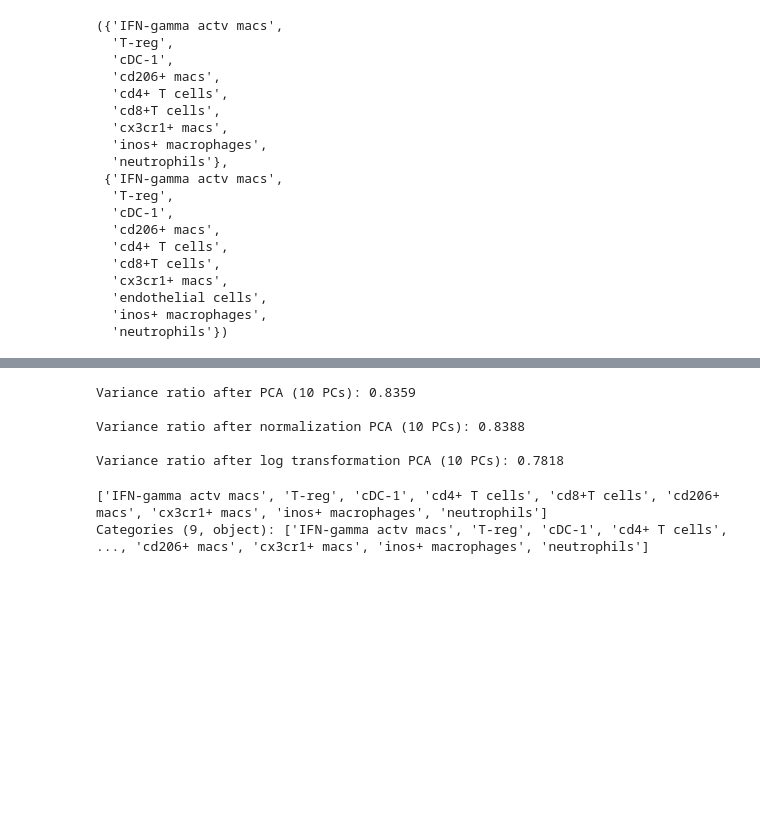
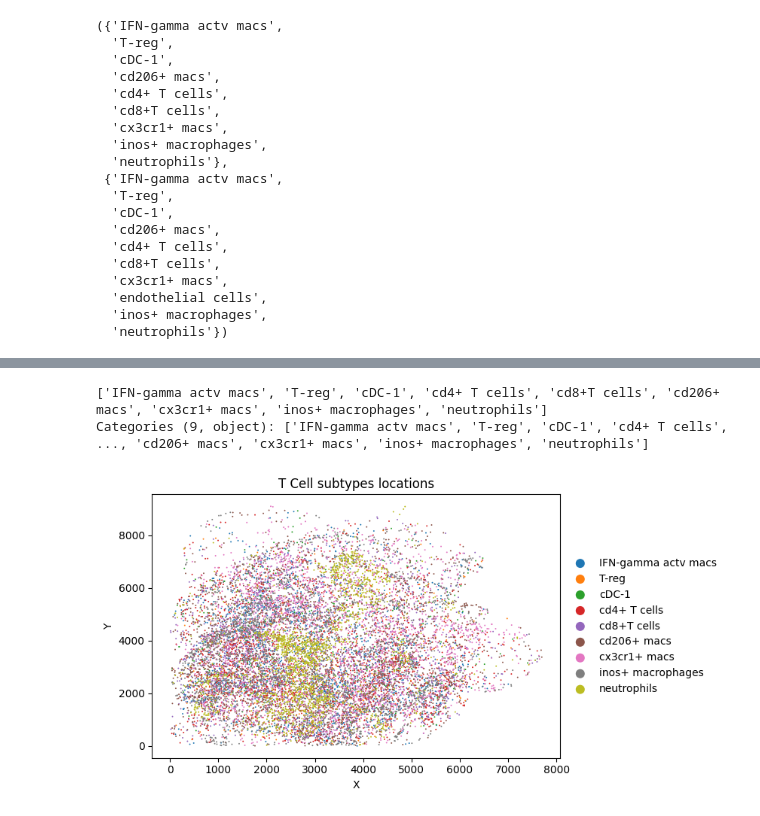
Before and after one commit to reformist/Mapping-scRNA-seq-Variability-Using-Co-Embedding-to-Understand-Cell-Neighborhood-Effects, a Jupyter notebook: CODEX_RNA_seq/preprocess_real_dataset.ipynb, the cells around one changed output, grey strips where cells are left out. Cells and saved outputs as stored; diff of their text form; code cells hidden in the pictures; blank space fills up the shorter version.

```diff
--- a/CODEX_RNA_seq/preprocess_real_dataset.ipynb
+++ b/CODEX_RNA_seq/preprocess_real_dataset.ipynb
@@ -243,15 +280,8 @@ if plot_flag:
 # %%
 adata_2_prot.obs = adata_2_prot.obs.drop(columns=['n_genes'])
-adata_2_prot = preprocess_protein(adata_2_prot)
 adata_2_prot.obsm.pop('X_pca')
 adata_2_prot.varm.pop('PCs')
 original_protein_num = adata_2_prot.X.shape[1]
-# %% [output]
-Variance ratio after PCA (10 PCs): 0.8359
-
-Variance ratio after normalization PCA (10 PCs): 0.8388
-
-Variance ratio after log transformation PCA (10 PCs): 0.7818
 # %%
 adata_2_prot.obs['major_cell_types'].unique()
 adata_2_prot.obs['cell_types'].unique()
@@ -261,19 +291,15 @@ Categories (9, object): ['IFN-gamma actv macs', 'T-reg', 'cDC-1', 'cd4+ T cells'
 # %%
 
 assert adata_2_prot.obs.index.is_unique
-
-# this is commented out because we will use the actual spatial data
-# adata_2_prot,horizontal_splits,vertical_splits = add_spatial_data_to_prot(adata_2_prot, major_to_minor_dict)
-# adata_2_prot.obsm['spatial_location'] = pd.DataFrame([adata_2_prot.obs['X'],adata_2_prot.obs['Y']]).T
 x_coor = adata_2_prot.obsm['spatial'][:, 0]
 y_coor = adata_2_prot.obsm['spatial'][:, 1]
 temp = pd.DataFrame([x_coor, y_coor], index=['x', 'y']).T
 temp.index = adata_2_prot.obs.index
 adata_2_prot.obsm['spatial_location'] = temp
 adata_2_prot.obs['X'] = x_coor
 adata_2_prot.obs['Y'] = y_coor
 if plot_flag:
-    sc.pl.scatter(adata_2_prot[adata_2_prot.obs['major_cell_types'] == 'T-reg'], x='X', y='Y', color='cell_types',
-                  title='B Cell subtypes locations')
-    # sc.pl.scatter(adata_2_prot[adata_2_prot.obs['major_cell_types']=='CD4 T'], x='X', y='Y', color='cell_types', title='T Cell subtypes locations')
+    sc.pl.scatter(adata_2_prot, x='X', y='Y', color='cell_types', title='T Cell subtypes locations')
     # sc.pl.scatter(adata_2_prot[adata_2_prot.obs['major_cell_types']=='CD8 T'], x='X', y='Y', color='cell_types', title='T Cell subtypes locations')
+# %% [output]
+[figure, added]
```
Also changed, not shown: parts of 16 cells of this notebook, 1 other file.
